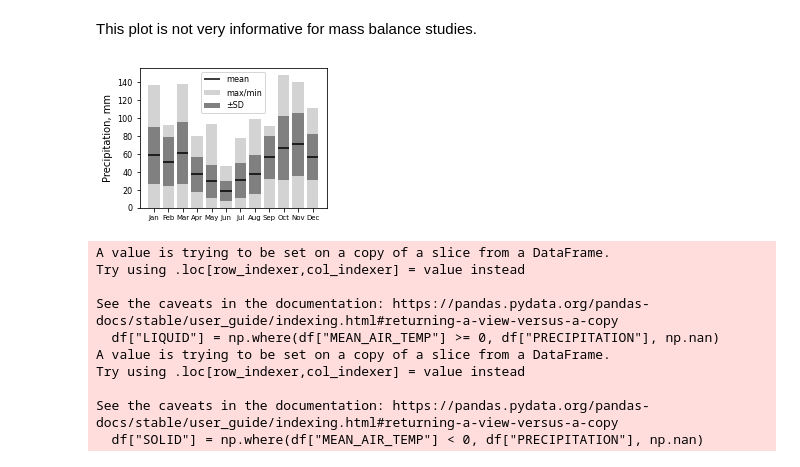
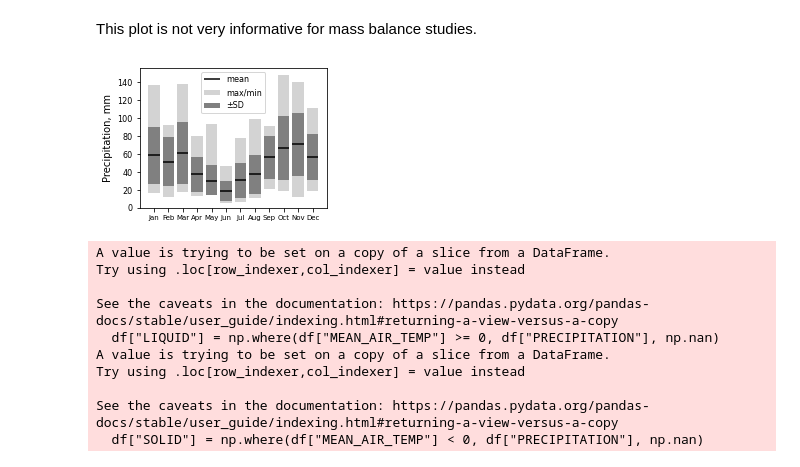
Before and after one commit to tepextepex/barentsburg-meteo, a Jupyter notebook: meteo.ipynb, the cells around one changed output. Cells and saved outputs as stored; diff of their text form; code cells hidden in the pictures.

Commit message:
Added min precipitation

```diff
--- a/meteo.ipynb
+++ b/meteo.ipynb
@@ -167,34 +167,39 @@ df = tmp.loc[tmp.index.year > 2000]
 df = df.resample("M").agg({"MIN_AIR_TEMP": np.min, "MAX_AIR_TEMP": np.max, "MEAN_AIR_TEMP": np.mean, "PRECIPITATION": np.sum})
 
 mean = df.groupby(df.index.month)["PRECIPITATION"].agg("mean")
 # display(mean)
 
 std = df.groupby(df.index.month)["PRECIPITATION"].agg("std")
 # display(std)
 
 maxes = df.groupby(df.index.month)["PRECIPITATION"].agg("max")
 # display(maxes)
 
+mins = df.groupby(df.index.month)["PRECIPITATION"].agg("min")
+
 fig, ax = plt.subplots()
 fig.set_size_inches(1*wu, 1*hu)
 bars = ax.bar(maxes.index, maxes, color="lightgrey", label="max/min")
 ax.bar(std.index, std * 2, bottom=mean-std, color="grey", label="±SD")
+
+ax.bar(mins.index, mins, color="white")
+
 x_start = np.array([plt.getp(item, 'x') for item in bars])
 x_end   = x_start + [plt.getp(item, 'width') for item in bars]
 plt.hlines(mean, x_start, x_end, color="k", label="mean")
 
 ax.xaxis.set_ticks(np.arange(1, 13, 1))
 labels = ax.get_xticks()
 labels = [date(1900, x, 1).strftime('%b') for x in labels]
 ax.set_xticklabels(labels)
 ax.set_ylabel("Precipitation, mm")
 ax.legend()
 
 fig.tight_layout()
 fig_path = os.path.join(fig_dir, "barents_precip_total.png")
 plt.savefig(fig_path, dpi=300, transparent=False, facecolor="white")
 # %% [output]
-[figure, old version]
+[figure, new version]
 # %%
 df = tmp.loc[tmp.index.year > 2000]
 
```
